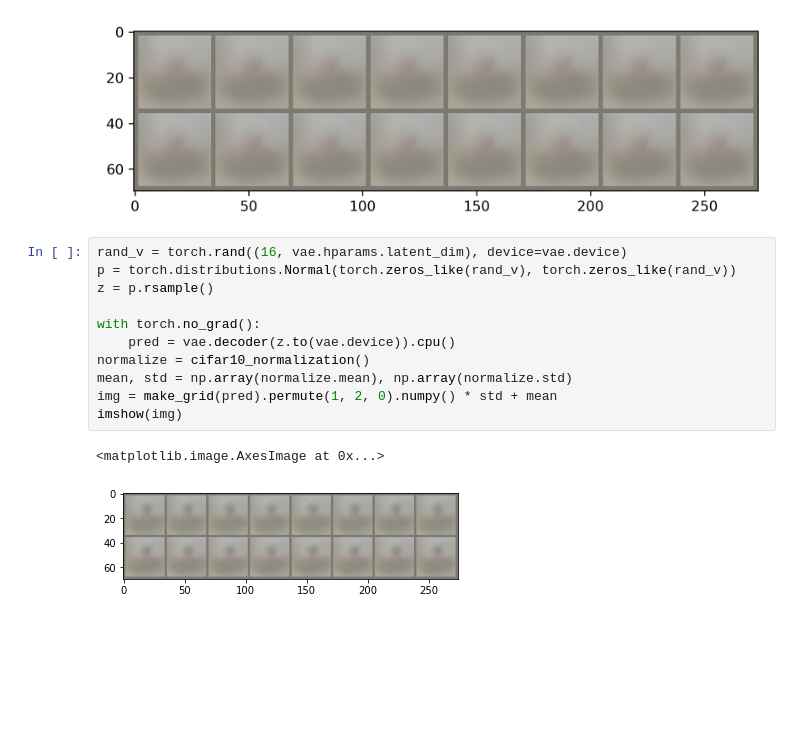
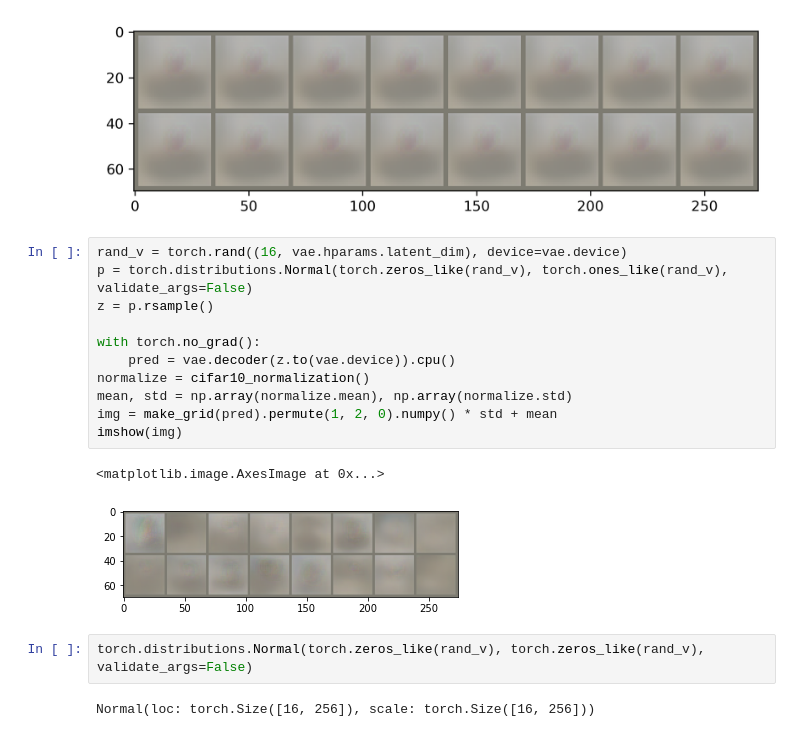
Before and after one commit to ojss/c3lr, a Jupyter notebook: lightning-vae.ipynb, the cells around one changed output. Cells and saved outputs as stored; diff of their text form; blank space fills up the shorter version.

```diff
--- a/lightning-vae.ipynb
+++ b/lightning-vae.ipynb
@@ -176,15 +177,19 @@ LOCAL_RANK: 0 - CUDA_VISIBLE_DEVICES: [0]
 [figure]
 # %%
 rand_v = torch.rand((16, vae.hparams.latent_dim), device=vae.device)
-p = torch.distributions.Normal(torch.zeros_like(rand_v), torch.zeros_like(rand_v))
+p = torch.distributions.Normal(torch.zeros_like(rand_v), torch.ones_like(rand_v), validate_args=False)
 z = p.rsample()
 
 with torch.no_grad():
     pred = vae.decoder(z.to(vae.device)).cpu()
 normalize = cifar10_normalization()
 mean, std = np.array(normalize.mean), np.array(normalize.std)
 img = make_grid(pred).permute(1, 2, 0).numpy() * std + mean
 imshow(img)
 # %% [output]
 <matplotlib.image.AxesImage at 0x...>
-[figure, old version]
+[figure, new version]
+# %%
+torch.distributions.Normal(torch.zeros_like(rand_v), torch.zeros_like(rand_v), validate_args=False)
+# %% [output]
+Normal(loc: torch.Size([16, 256]), scale: torch.Size([16, 256]))
```
Also changed, not shown: parts of 1 cell of this notebook, 4 other files.
